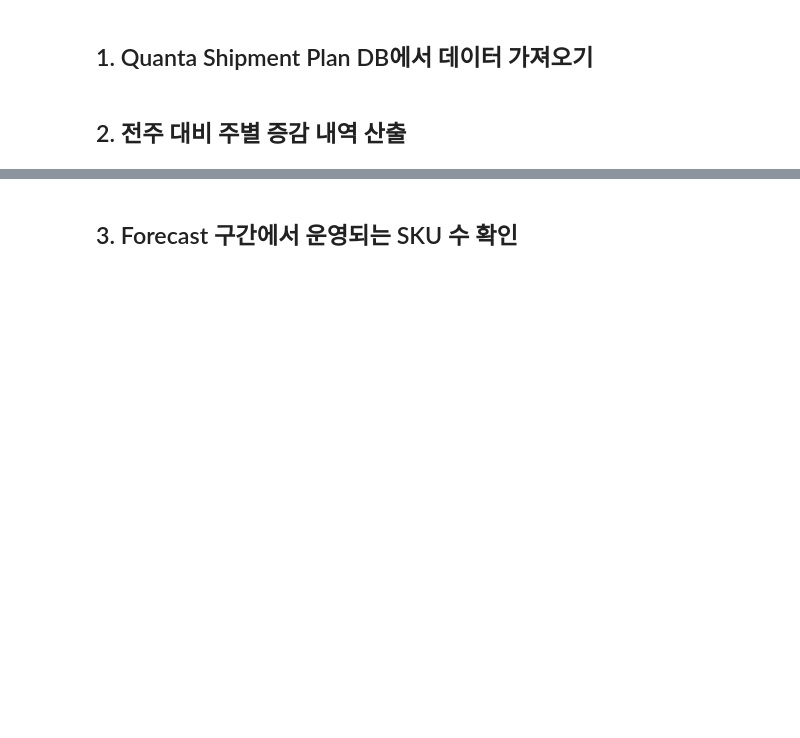
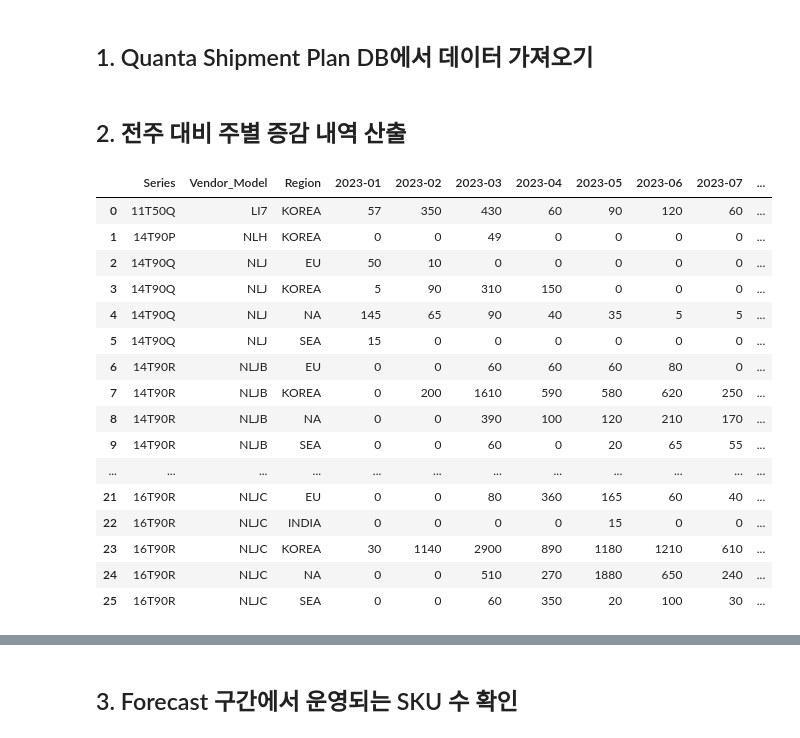
Before and after one commit to JONGMOKLEE76/AutoWork, a Jupyter notebook: [업무활용] Quanta 선적계획, PO 현황, 생산계획 현황 정리.ipynb, the cells around one changed output, grey strips where cells are left out. Drawn from its saved outputs; the diff is of its cells as text; code cells hidden in the pictures; blank space fills up the shorter version.

```diff
--- a/[업무활용] Quanta 선적계획, PO 현황, 생산계획 현황 정리.ipynb
+++ b/[업무활용] Quanta 선적계획, PO 현황, 생산계획 현황 정리.ipynb
@@ -147,6 +150,26 @@ df_month1['Sum'] = df_month1.sum(axis=1)
 df_summary = pd.concat([df_month1, diff_table_by_month], axis=1)
 df_summary.reset_index(inplace=True)
 df_summary.insert(1, 'Vendor_Model',df_summary['Series'].replace(supplier_model_map))
+# %%
+df_summary
+# %% [output]
+|  | Series | Vendor_Model | Region | 2023-01 | 2023-02 | 2023-03 | 2023-04 | 2023-05 | 2023-06 | 2023-07 | ... |
+| 0 | 11T50Q | LI7 | KOREA | 57 | 350 | 430 | 60 | 90 | 120 | 60 | ... |
+| 1 | 14T90P | NLH | KOREA | 0 | 0 | 49 | 0 | 0 | 0 | 0 | ... |
+| 2 | 14T90Q | NLJ | EU | 50 | 10 | 0 | 0 | 0 | 0 | 0 | ... |
+| 3 | 14T90Q | NLJ | KOREA | 5 | 90 | 310 | 150 | 0 | 0 | 0 | ... |
+| 4 | 14T90Q | NLJ | NA | 145 | 65 | 90 | 40 | 35 | 5 | 5 | ... |
+| 5 | 14T90Q | NLJ | SEA | 15 | 0 | 0 | 0 | 0 | 0 | 0 | ... |
+| 6 | 14T90R | NLJB | EU | 0 | 0 | 60 | 60 | 60 | 80 | 0 | ... |
+| 7 | 14T90R | NLJB | KOREA | 0 | 200 | 1610 | 590 | 580 | 620 | 250 | ... |
+| 8 | 14T90R | NLJB | NA | 0 | 0 | 390 | 100 | 120 | 210 | 170 | ... |
+| 9 | 14T90R | NLJB | SEA | 0 | 0 | 60 | 0 | 20 | 65 | 55 | ... |
+| ... | ... | ... | ... | ... | ... | ... | ... | ... | ... | ... | ... |
+| 21 | 16T90R | NLJC | EU | 0 | 0 | 80 | 360 | 165 | 60 | 40 | ... |
+| 22 | 16T90R | NLJC | INDIA | 0 | 0 | 0 | 0 | 15 | 0 | 0 | ... |
+| 23 | 16T90R | NLJC | KOREA | 30 | 1140 | 2900 | 890 | 1180 | 1210 | 610 | ... |
+| 24 | 16T90R | NLJC | NA | 0 | 0 | 510 | 270 | 1880 | 650 | 240 | ... |
+| 25 | 16T90R | NLJC | SEA | 0 | 0 | 60 | 350 | 20 | 100 | 30 | ... |
 # %%
 df_fcst_ch = make_forecast_change_for_certain_model(0, 4, 'Total', ver1, vendor)
 df_fcst_ch.loc[:, 'Total'] = df_fcst_ch.sum(axis=1)
```
Also changed, not shown: parts of 12 cells of this notebook, 2 other files.
